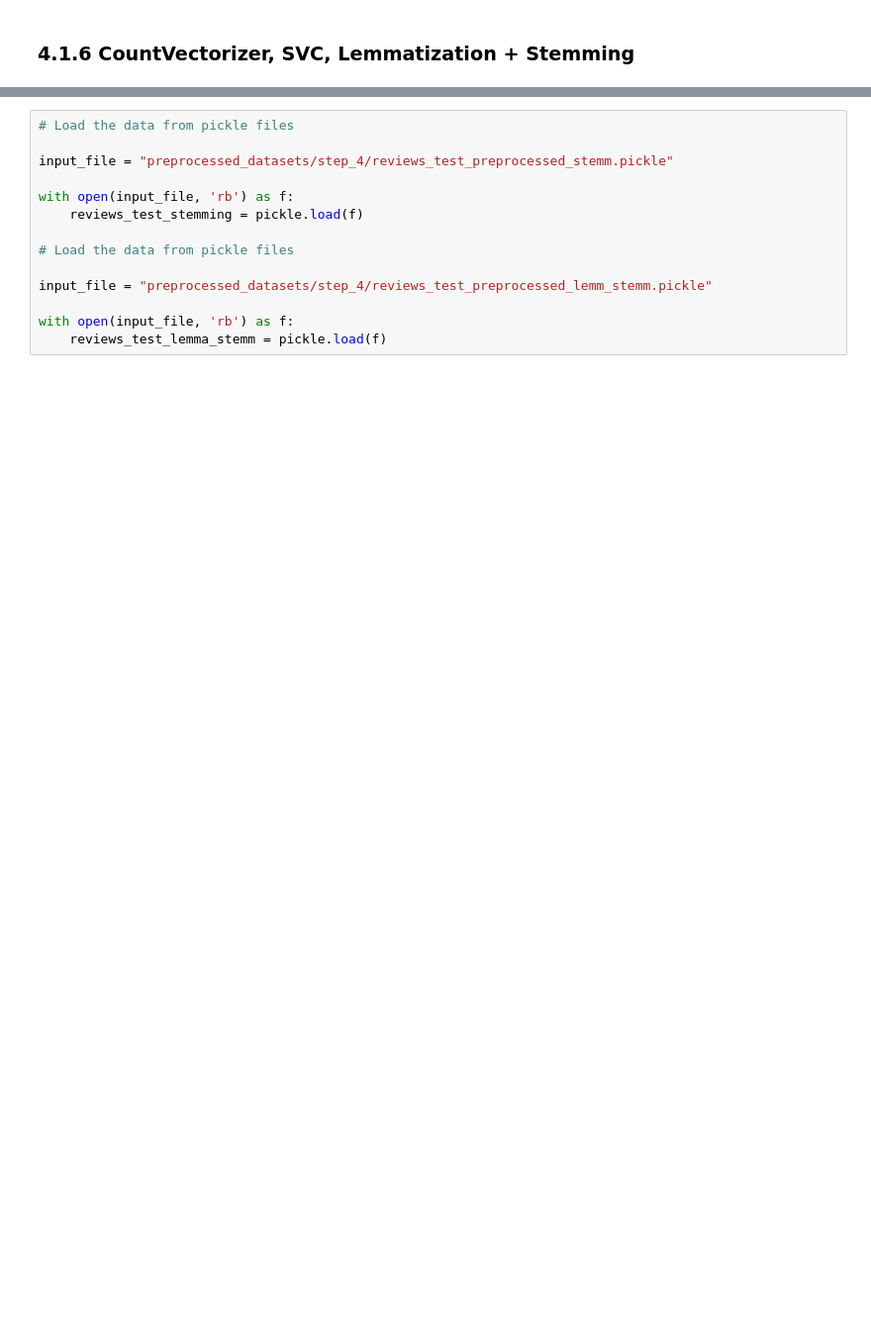
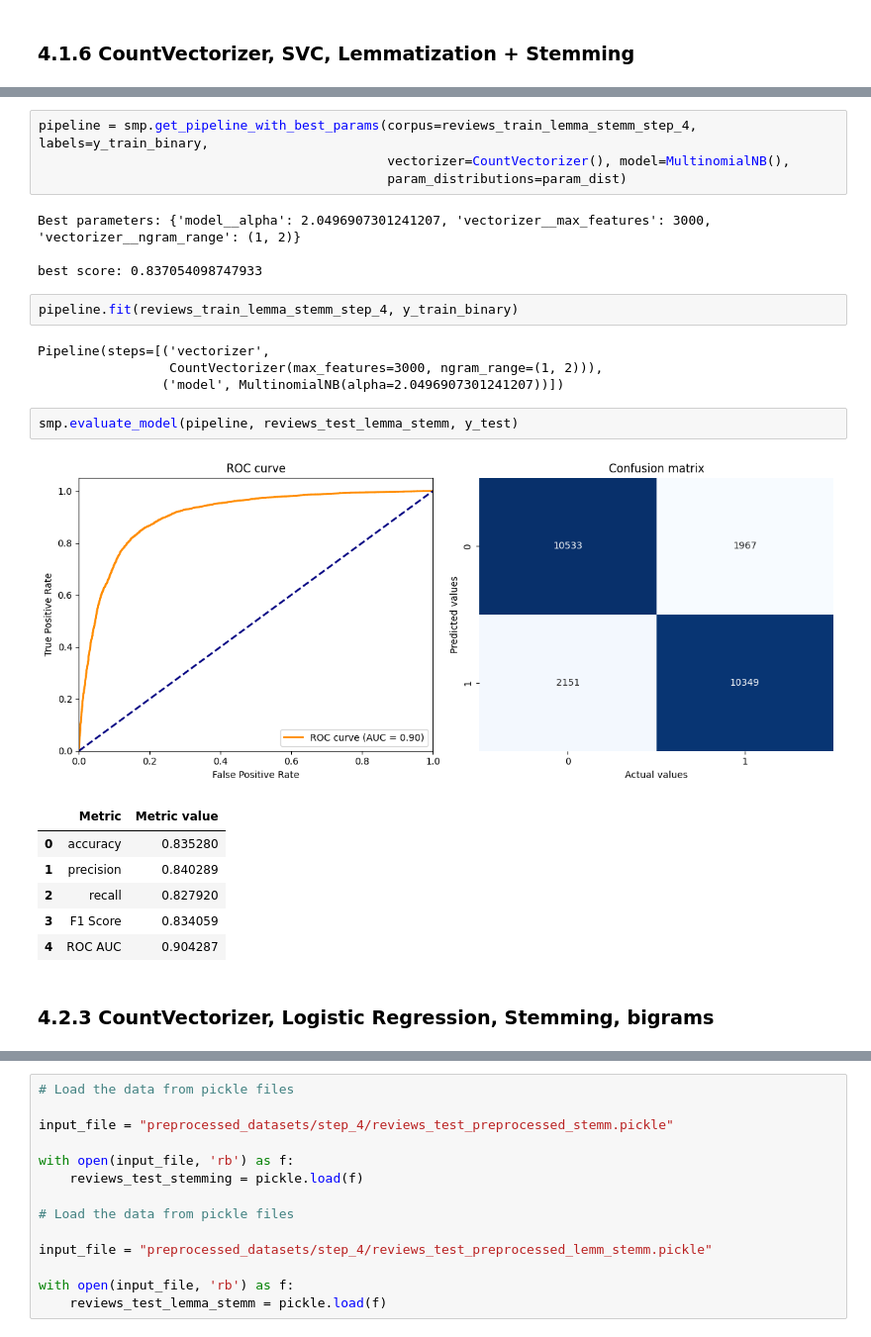
Before and after one commit to KonradKaczmarek79/sentiment_analysis_on_movie_reviews, a Jupyter notebook: Sentiment_analysis_on_movie_reviews_main.ipynb, the cells around one changed output, grey strips where cells are left out. Shown at 99% size. Saved outputs shown, nothing was run; the diff lists cells and outputs as text; blank space fills up the shorter version.

```diff
--- a/Sentiment_analysis_on_movie_reviews_main.ipynb
+++ b/Sentiment_analysis_on_movie_reviews_main.ipynb
@@ -1051,0 +1113,26 @@ smp.evaluate_model(pipeline, reviews_test_lemma_stemm, y_test)
+# %%
+pipeline = smp.get_pipeline_with_best_params(corpus=reviews_train_lemma_stemm_step_4, labels=y_train_binary,
+                                             vectorizer=CountVectorizer(), model=MultinomialNB(),
+                                             param_distributions=param_dist)
+# %% [output]
+Best parameters: {'model__alpha': 2.0496907301241207, 'vectorizer__max_features': 3000, 'vectorizer__ngram_range': (1, 2)}
+
+best score: 0.837054098747933
+# %%
+pipeline.fit(reviews_train_lemma_stemm_step_4, y_train_binary)
+# %% [output]
+Pipeline(steps=[('vectorizer',
+                 CountVectorizer(max_features=3000, ngram_range=(1, 2))),
+                ('model', MultinomialNB(alpha=2.0496907301241207))])
+# %%
+smp.evaluate_model(pipeline, reviews_test_lemma_stemm, y_test)
+# %% [output]
+[figure, added]
+|  | Metric | Metric value |
+| 0 | accuracy | 0.835280 |
+| 1 | precision | 0.840289 |
+| 2 | recall | 0.827920 |
+| 3 | F1 Score | 0.834059 |
+| 4 | ROC AUC | 0.904287 |
+# %% [markdown]
+### 4.2.3 CountVectorizer, Logistic Regression, Stemming, bigrams
```
Also changed, not shown: parts of 64 cells of this notebook, 4 other files.
